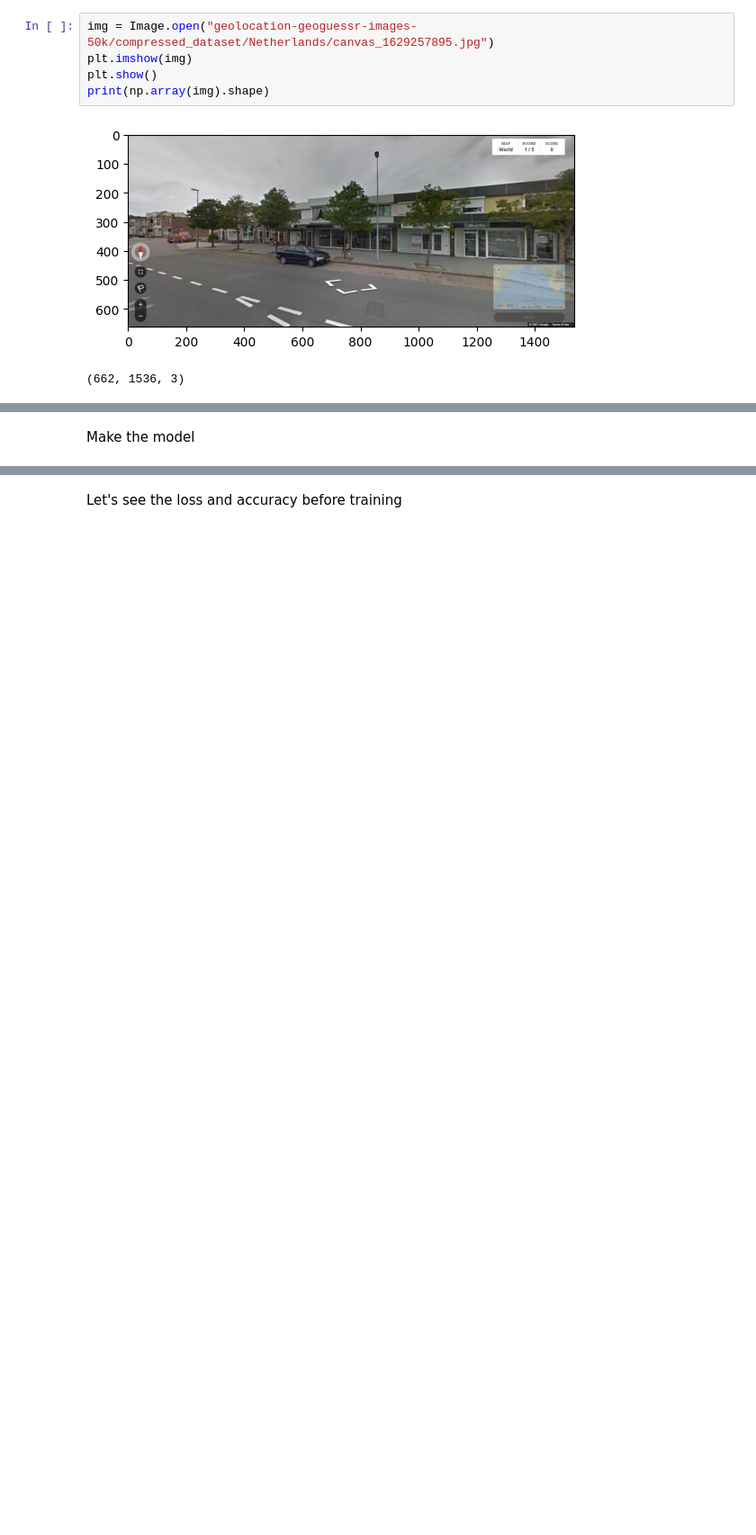
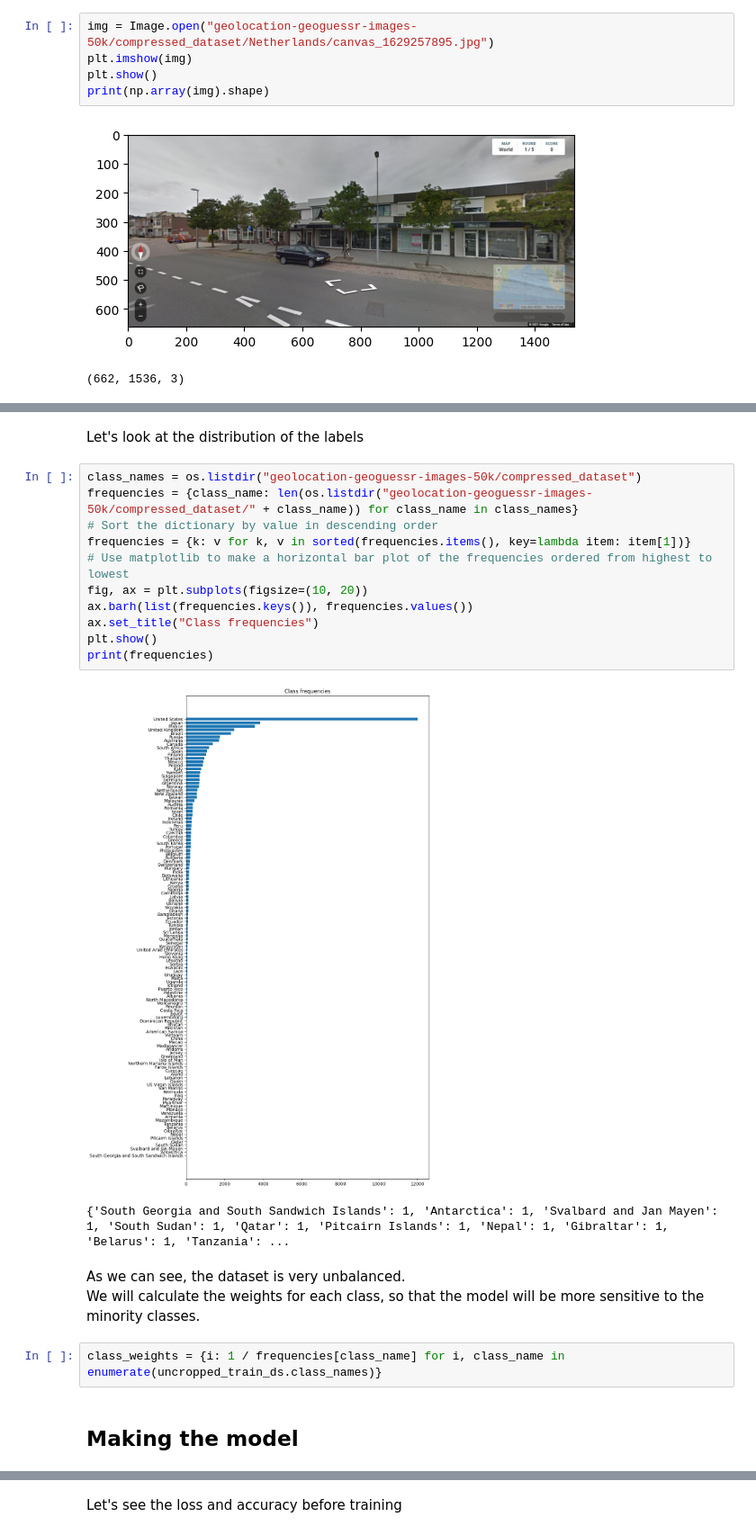
Before and after one commit to Lucas-vdr-Horst/VISM-endproject, a Jupyter notebook: geo_notebook.ipynb, the cells around one changed output, grey strips where cells are left out. Shown at 90% size. Drawn from its saved outputs; the diff is of its cells as text; blank space fills up the shorter version.

Commit message:
Expanded the training portion and started with the evaluation portion. Also documented more

```diff
--- a/geo_guessnet.ipynb
+++ b/geo_notebook.ipynb
@@ -112,3 +105,24 @@ Using 9999 files for validation.
 [figure]
+# %% [markdown]
+Let's look at the distribution of the labels
+# %%
+class_names = os.listdir("geolocation-geoguessr-images-50k/compressed_dataset")
+frequencies = {class_name: len(os.listdir("geolocation-geoguessr-images-50k/compressed_dataset/" + class_name)) for class_name in class_names}
+# Sort the dictionary by value in descending order
+frequencies = {k: v for k, v in sorted(frequencies.items(), key=lambda item: item[1])}
+# Use matplotlib to make a horizontal bar plot of the frequencies ordered from highest to lowest
+fig, ax = plt.subplots(figsize=(10, 20))
+ax.barh(list(frequencies.keys()), frequencies.values())
+ax.set_title("Class frequencies")
+plt.show()
+print(frequencies)
+# %% [output]
+[figure, added]
+{'South Georgia and South Sandwich Islands': 1, 'Antarctica': 1, 'Svalbard and Jan Mayen': 1, 'South Sudan': 1, 'Qatar': 1, 'Pitcairn Islands': 1, 'Nepal': 1, 'Gibraltar': 1, 'Belarus': 1, 'Tanzania': ...
+# %% [markdown]
+As we can see, the dataset is very unbalanced.
+We will calculate the weights for each class, so that the model will be more sensitive to the minority classes.
+# %%
+class_weights = {i: 1 / frequencies[class_name] for i, class_name in enumerate(uncropped_train_ds.class_names)}
 # %% [markdown]
-Make the model
+## Making the model
```
Also changed, not shown: parts of 26 cells of this notebook, 1 other file.
